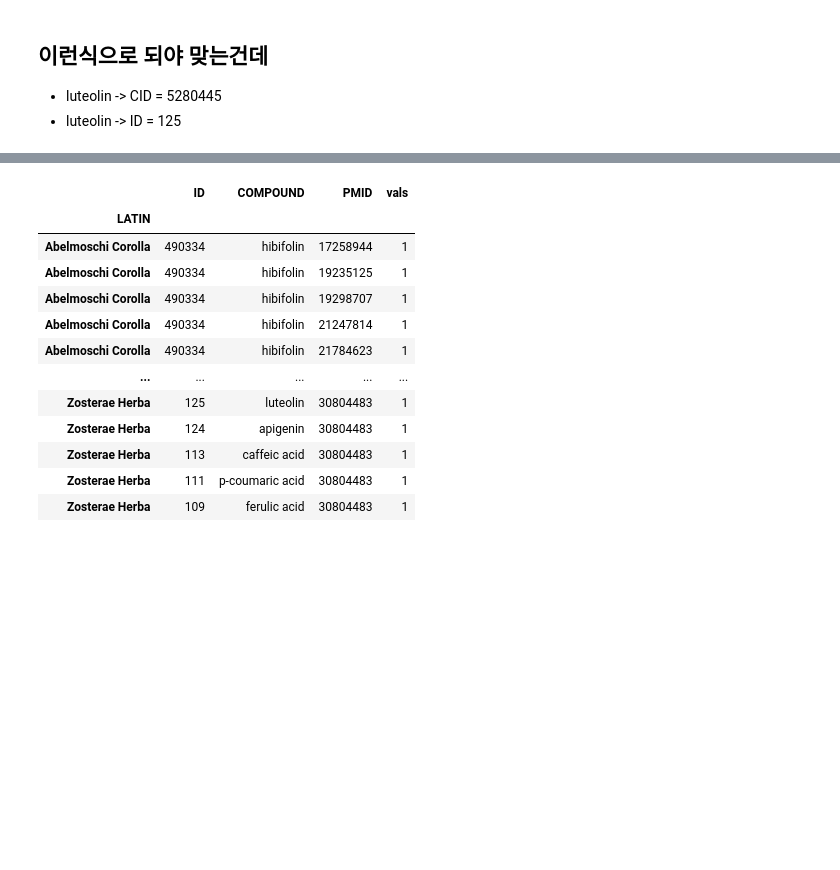
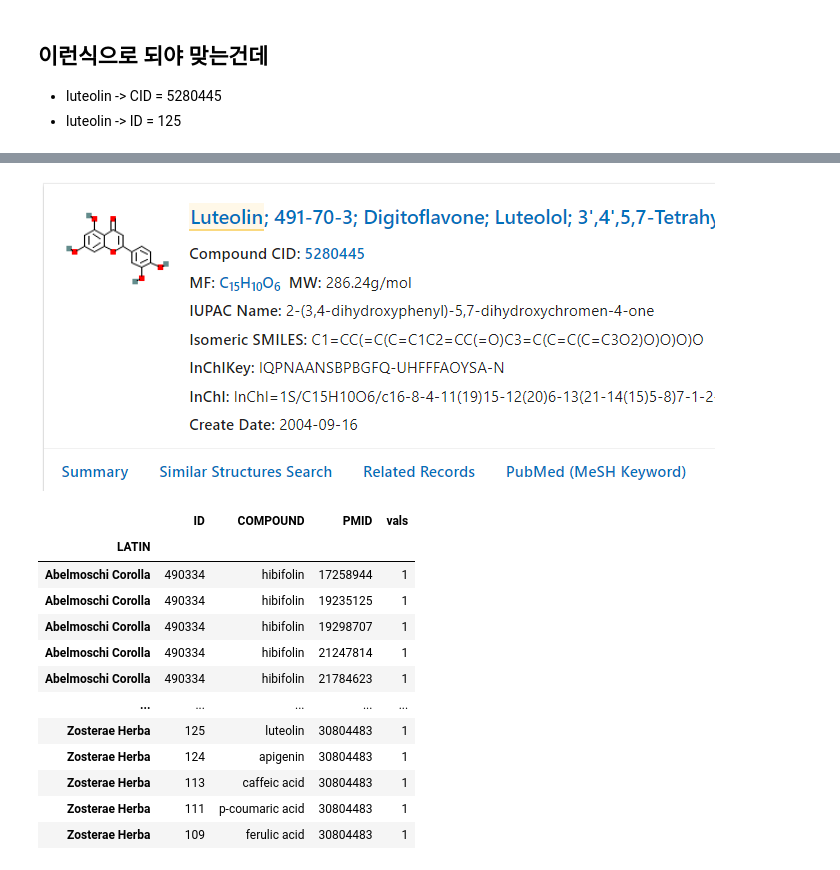
Before and after one commit to JoonghoLee/KOR_TM, a Jupyter notebook: KOR_TM_v1.ipynb, the cells around one changed output, grey strips where cells are left out. Cells and saved outputs as stored; diff of their text form; code cells hidden in the pictures; blank space fills up the shorter version.

```diff
--- a/KOR_TM_v1.ipynb
+++ b/KOR_TM_v1.ipynb
@@ -328,3 +330,7 @@ df_MC[m]
+# %%
+Image('20230830_172215.png')
+# %% [output]
+[figure, added]
 # %%
 df_MC
 # %% [output]
```
Also changed, not shown: parts of 4 cells of this notebook.
